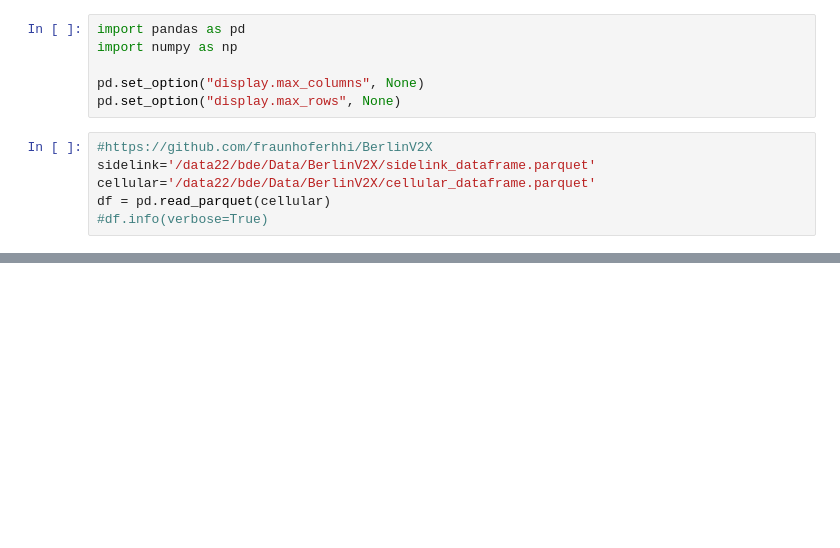
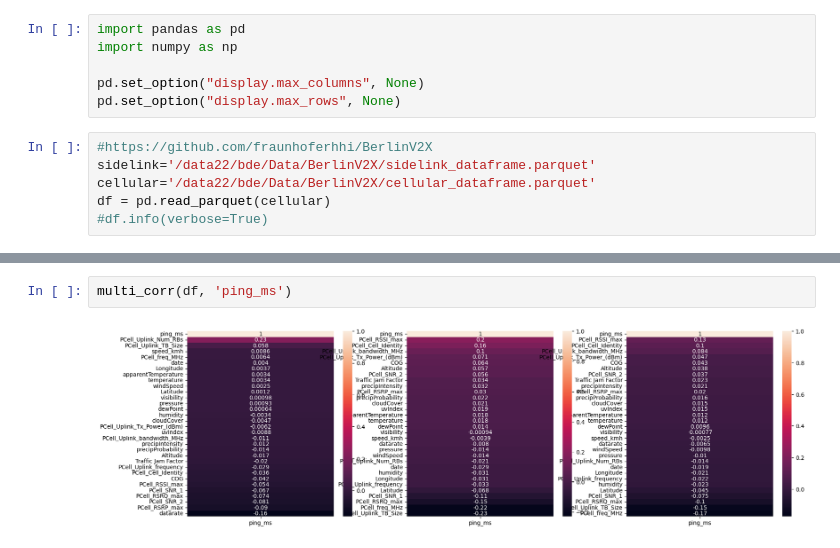
Before and after one commit to birkandenizer/Informer2020, a Jupyter notebook: berlinv2x-reference.ipynb, the cells around one changed output, grey strips where cells are left out. Cells and saved outputs as stored; diff of their text form; blank space fills up the shorter version.

```diff
--- a/berlinv2x-reference.ipynb
+++ b/berlinv2x-reference.ipynb
@@ -234,0 +226,4 @@ multi_corr('datarate')
+# %%
+multi_corr(df, 'ping_ms')
+# %% [output]
+[figure, added]
```
Also changed, not shown: parts of 11 cells of this notebook, 4 other files.
